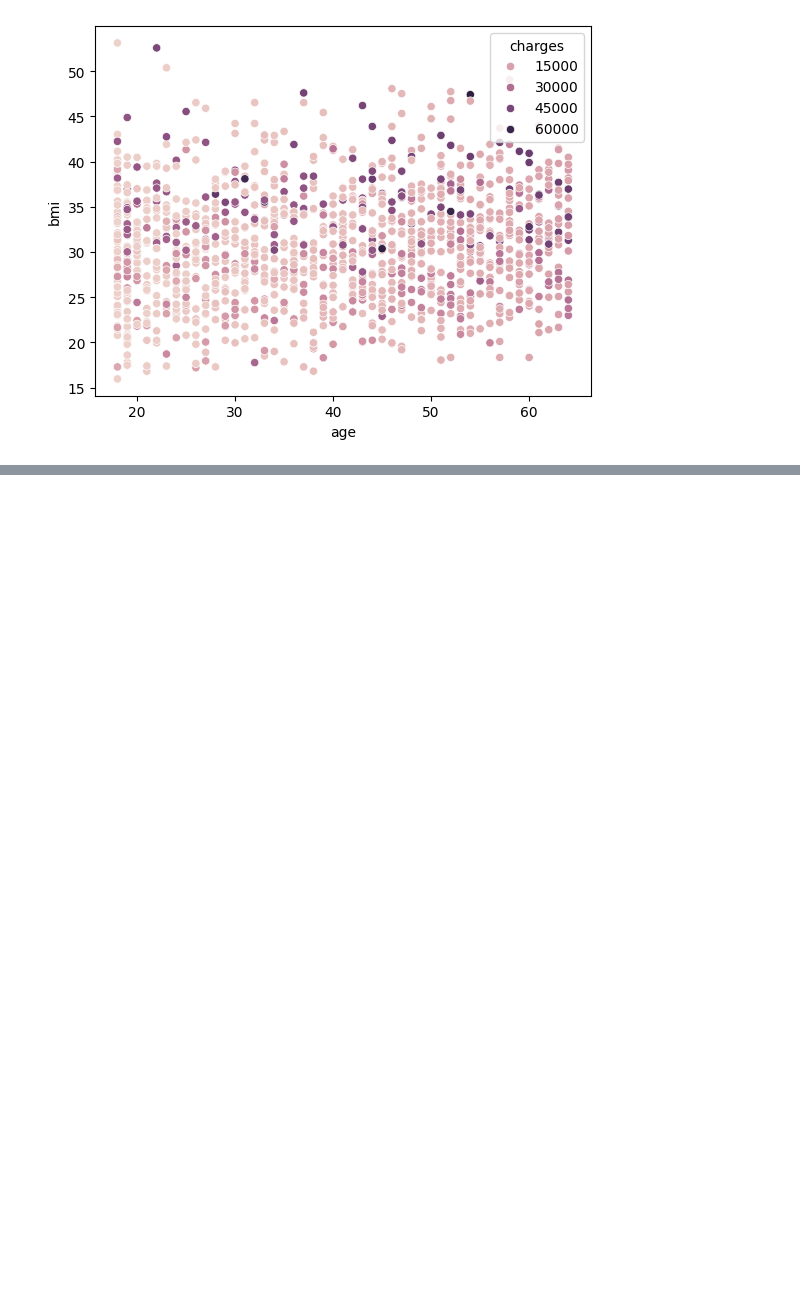
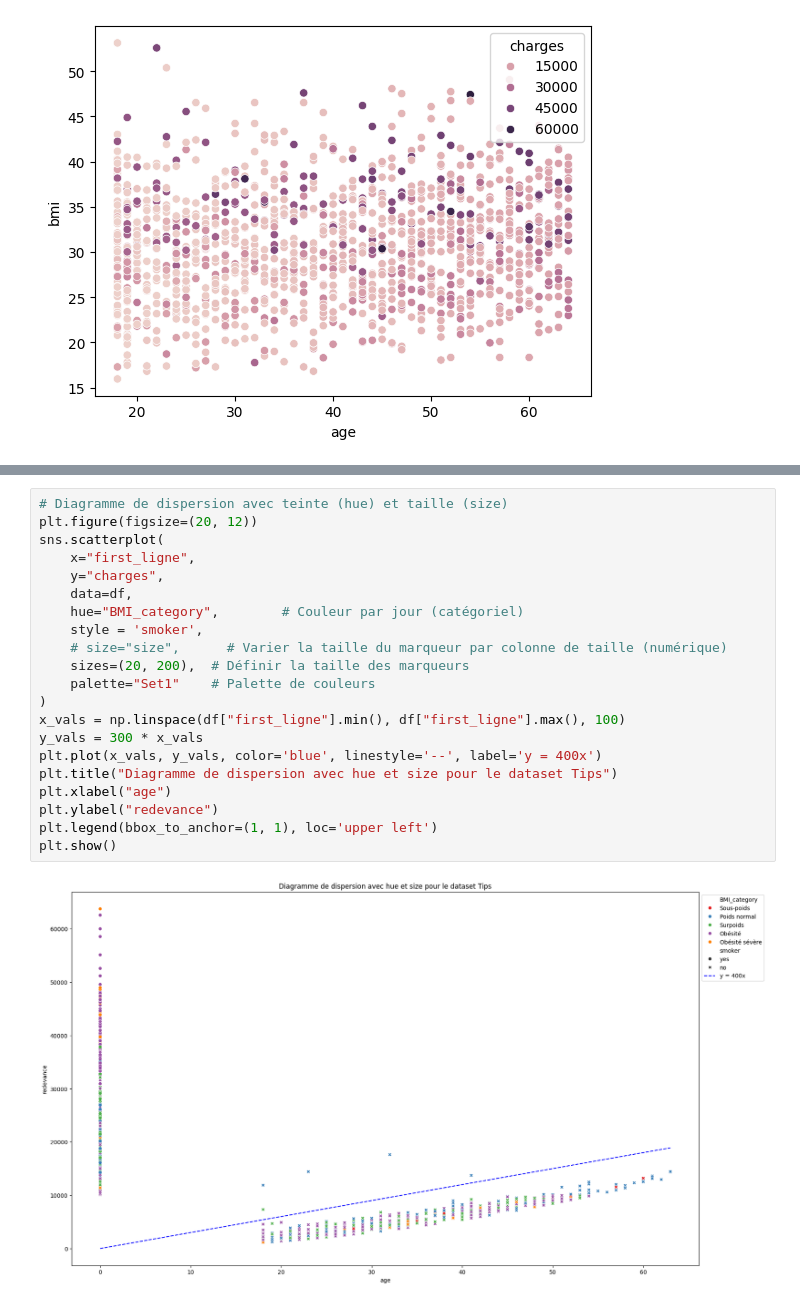
Before and after one commit to istaion/Assur_aimant, a Jupyter notebook: victor/anlyse.ipynb, the cells around one changed output, grey strips where cells are left out. Drawn from its saved outputs; the diff is of its cells as text; blank space fills up the shorter version.

```diff
--- a/victor/anlyse.ipynb
+++ b/victor/anlyse.ipynb
@@ -244,0 +323,23 @@ _ = sns.scatterplot(
+# %%
+# Diagramme de dispersion avec teinte (hue) et taille (size)
+plt.figure(figsize=(20, 12))
+sns.scatterplot(
+    x="first_ligne",
+    y="charges",
+    data=df,
+    hue="BMI_category",        # Couleur par jour (catégoriel)
+    style = 'smoker',
+    # size="size",      # Varier la taille du marqueur par colonne de taille (numérique)
+    sizes=(20, 200),  # Définir la taille des marqueurs
+    palette="Set1"    # Palette de couleurs
+)
+x_vals = np.linspace(df["first_ligne"].min(), df["first_ligne"].max(), 100)
+y_vals = 300 * x_vals
+plt.plot(x_vals, y_vals, color='blue', linestyle='--', label='y = 400x')
+plt.title("Diagramme de dispersion avec hue et size pour le dataset Tips")
+plt.xlabel("age")
+plt.ylabel("redevance")
+plt.legend(bbox_to_anchor=(1, 1), loc='upper left')
+plt.show()
+# %% [output]
+[figure, added]
```
Also changed, not shown: parts of 15 cells of this notebook, 4 other files.
